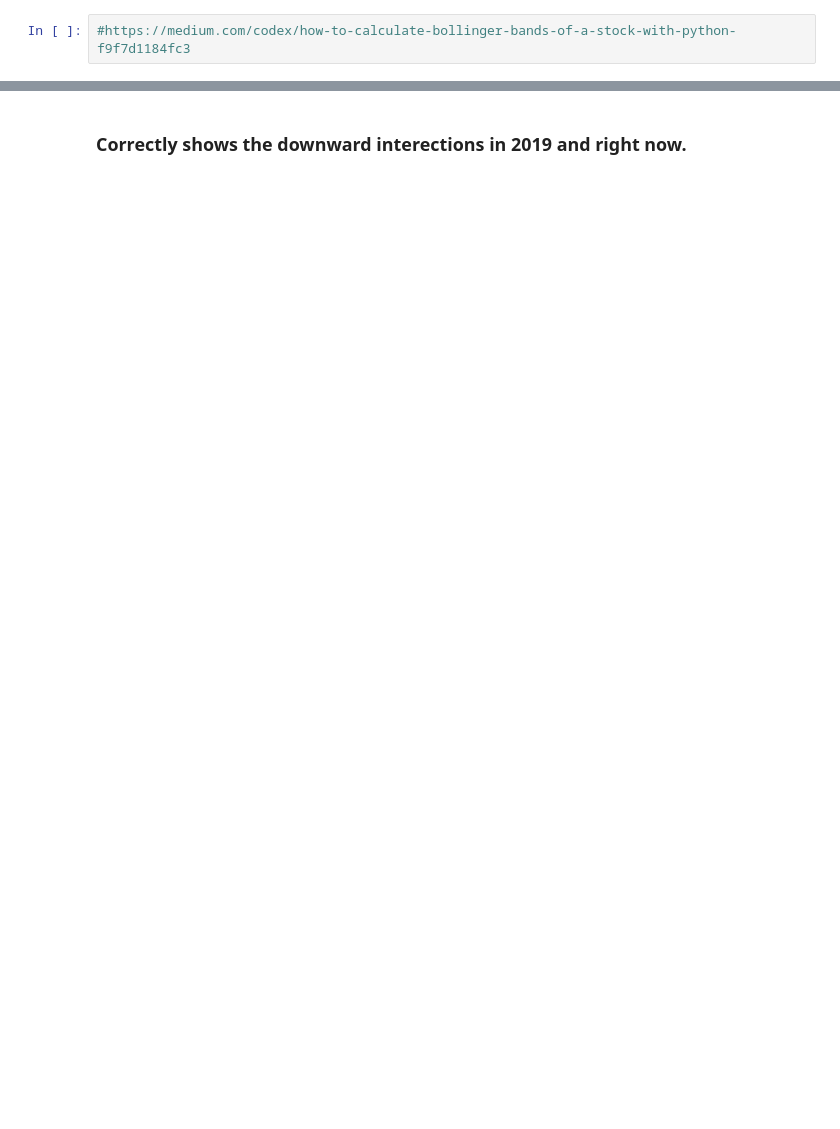
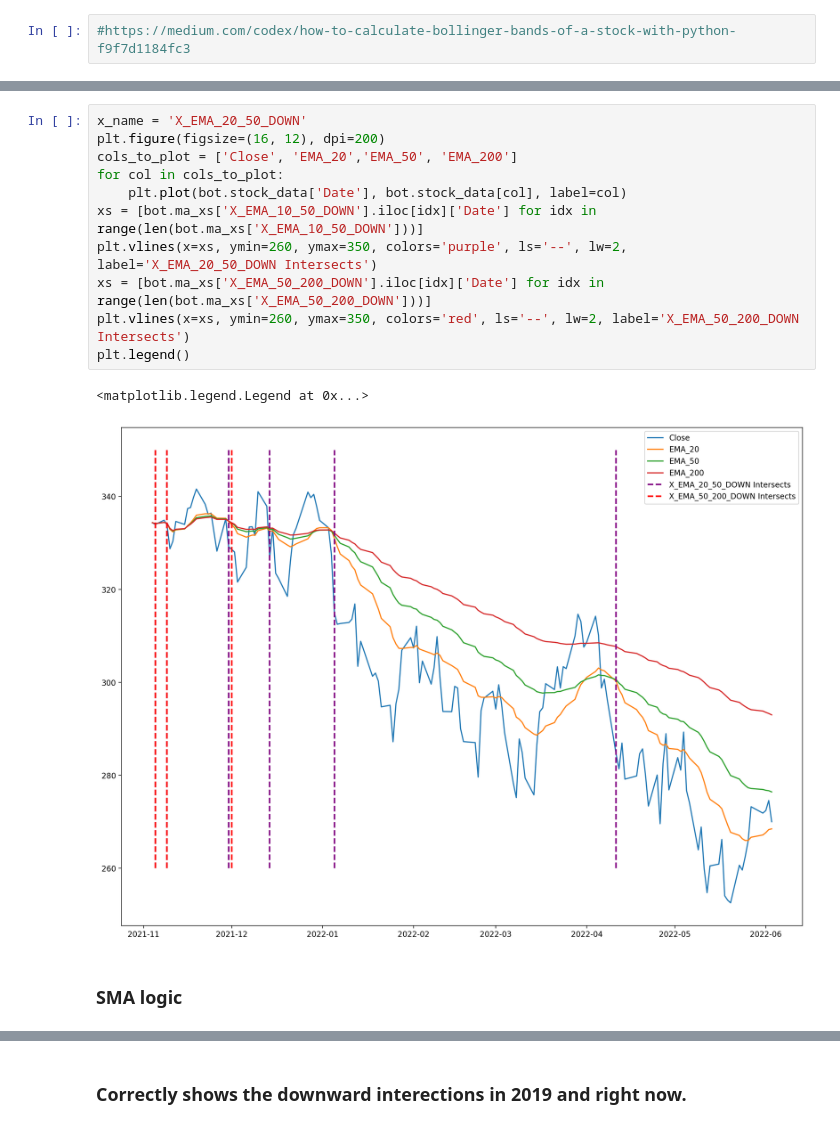
Before and after one commit to aws-trsharma/stock_trading_bot, a Jupyter notebook: rule_prototyping.ipynb, the cells around one changed output, grey strips where cells are left out. Drawn from its saved outputs; the diff is of its cells as text; blank space fills up the shorter version.

Commit message:
More MA logic

```diff
--- a/rule_prototyping.ipynb
+++ b/rule_prototyping.ipynb
@@ -115,0 +103,16 @@ plt.plot(price_hist['Date'], price_hist['SMA_200'])
+# %%
+x_name = 'X_EMA_20_50_DOWN'
+plt.figure(figsize=(16, 12), dpi=200)
+cols_to_plot = ['Close', 'EMA_20','EMA_50', 'EMA_200']
+for col in cols_to_plot:
+    plt.plot(bot.stock_data['Date'], bot.stock_data[col], label=col)
+xs = [bot.ma_xs['X_EMA_10_50_DOWN'].iloc[idx]['Date'] for idx in range(len(bot.ma_xs['X_EMA_10_50_DOWN']))]
+plt.vlines(x=xs, ymin=260, ymax=350, colors='purple', ls='--', lw=2, label='X_EMA_20_50_DOWN Intersects')
+xs = [bot.ma_xs['X_EMA_50_200_DOWN'].iloc[idx]['Date'] for idx in range(len(bot.ma_xs['X_EMA_50_200_DOWN']))]
+plt.vlines(x=xs, ymin=260, ymax=350, colors='red', ls='--', lw=2, label='X_EMA_50_200_DOWN Intersects')
+plt.legend()
+# %% [output]
+<matplotlib.legend.Legend at 0x...>
+[figure, added]
+# %% [markdown]
+### SMA logic
```
Also changed, not shown: parts of 18 cells of this notebook, 1 other file.
